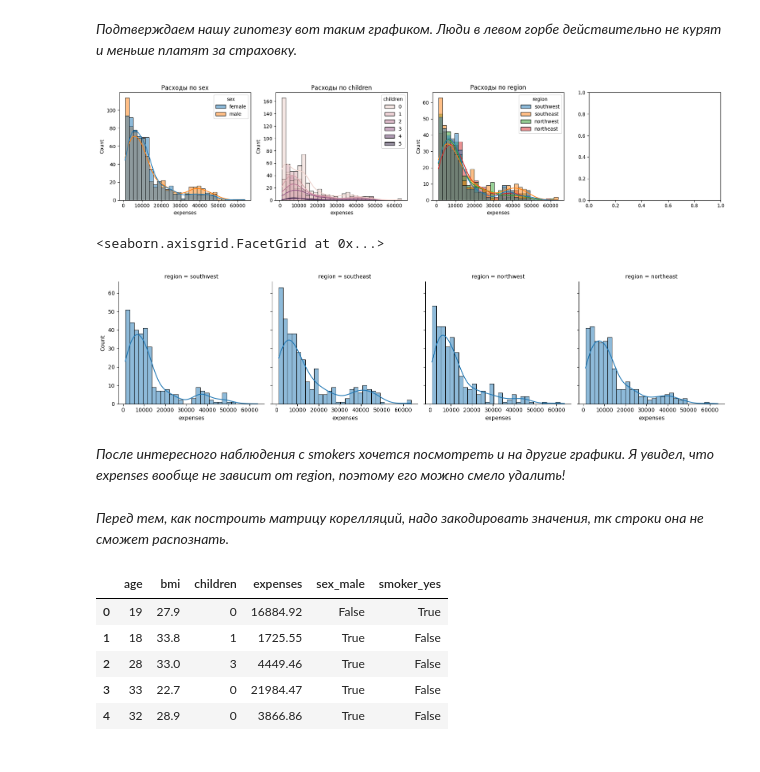
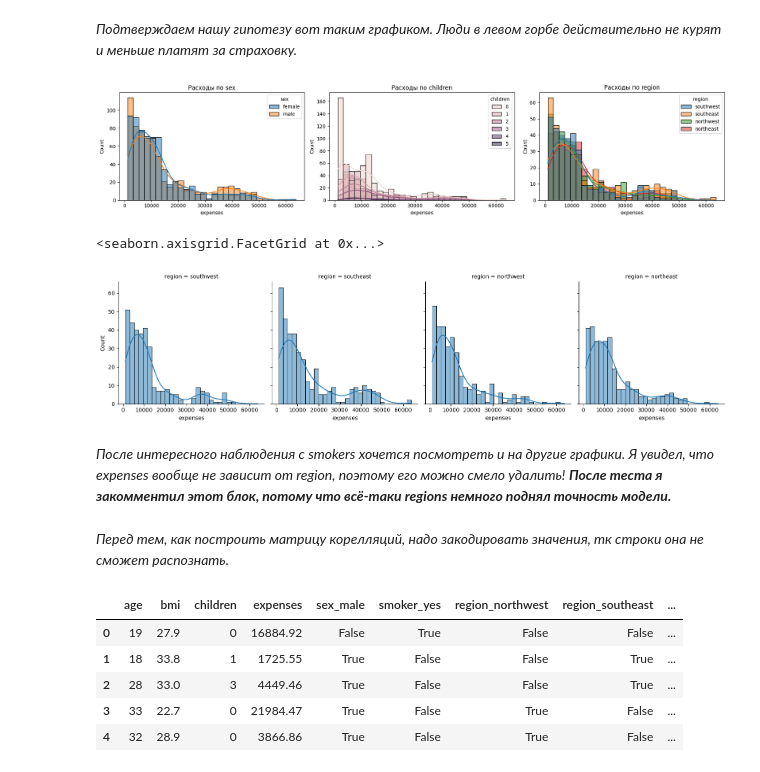
Before and after one commit to N10b1um/FAMCS-ml-course, a Jupyter notebook: hw04_linear_regression/hw_04_lr.ipynb, the cells around one changed output. Saved outputs shown, nothing was run; the diff lists cells and outputs as text; code cells hidden in the pictures.

```diff
--- a/hw04_linear_regression/hw_04_lr.ipynb
+++ b/hw04_linear_regression/hw_04_lr.ipynb
@@ -69,19 +77,20 @@ sns.histplot(data=df, x='expenses', hue='smoker', kde=True, bins=30)
 # %%
 features = ['sex', 'children', 'region']
 
-fig, axes = plt.subplots(1, 4, figsize=(18, 4))
+fig, axes = plt.subplots(1, 3, figsize=(18, 4))
 
 for i, col in enumerate(features):
     sns.histplot(data=df, x='expenses', hue=col, kde=True, ax=axes[i])
     axes[i].set_title(f'Расходы по {col}')
 
 plt.tight_layout()
 plt.show()
 sns.displot(data=df, x='expenses', col='region', kde=True, height=4, aspect=1)
 # %% [output]
-[figure, old version]
+[figure, new version]
 <seaborn.axisgrid.FacetGrid at 0x...>
 [figure]
 # %% [markdown]
 *После интересного наблюдения с smokers хочется посмотреть и на другие графики. Я увидел, что expenses вообще не зависит от region, поэтому его можно смело удалить!*
+***После теста я закомментил этот блок, потому что всё-таки regions немного поднял точность модели.***
 # %%
@@ -91,15 +103,15 @@ df.drop(columns=['region'], inplace=True)
 # %%
 df_encoded = df.copy()
 
-df_encoded = pd.get_dummies(data=df_encoded, columns=['sex','smoker'], drop_first=True)
+df_encoded = pd.get_dummies(data=df_encoded, drop_first=True)
 df_encoded.head()
 # %% [output]
-|  | age | bmi | children | expenses | sex_male | smoker_yes |
-| 0 | 19 | 27.9 | 0 | 16884.92 | False | True |
-| 1 | 18 | 33.8 | 1 | 1725.55 | True | False |
-| 2 | 28 | 33.0 | 3 | 4449.46 | True | False |
-| 3 | 33 | 22.7 | 0 | 21984.47 | True | False |
-| 4 | 32 | 28.9 | 0 | 3866.86 | True | False |
+|  | age | bmi | children | expenses | sex_male | smoker_yes | region_northwest | region_southeast | ... |
+| 0 | 19 | 27.9 | 0 | 16884.92 | False | True | False | False | ... |
+| 1 | 18 | 33.8 | 1 | 1725.55 | True | False | False | True | ... |
+| 2 | 28 | 33.0 | 3 | 4449.46 | True | False | False | True | ... |
+| 3 | 33 | 22.7 | 0 | 21984.47 | True | False | True | False | ... |
+| 4 | 32 | 28.9 | 0 | 3866.86 | True | False | True | False | ... |
 # %%
 plt.figure(figsize=(6, 4))
 
```
Also changed, not shown: parts of 21 cells of this notebook.
